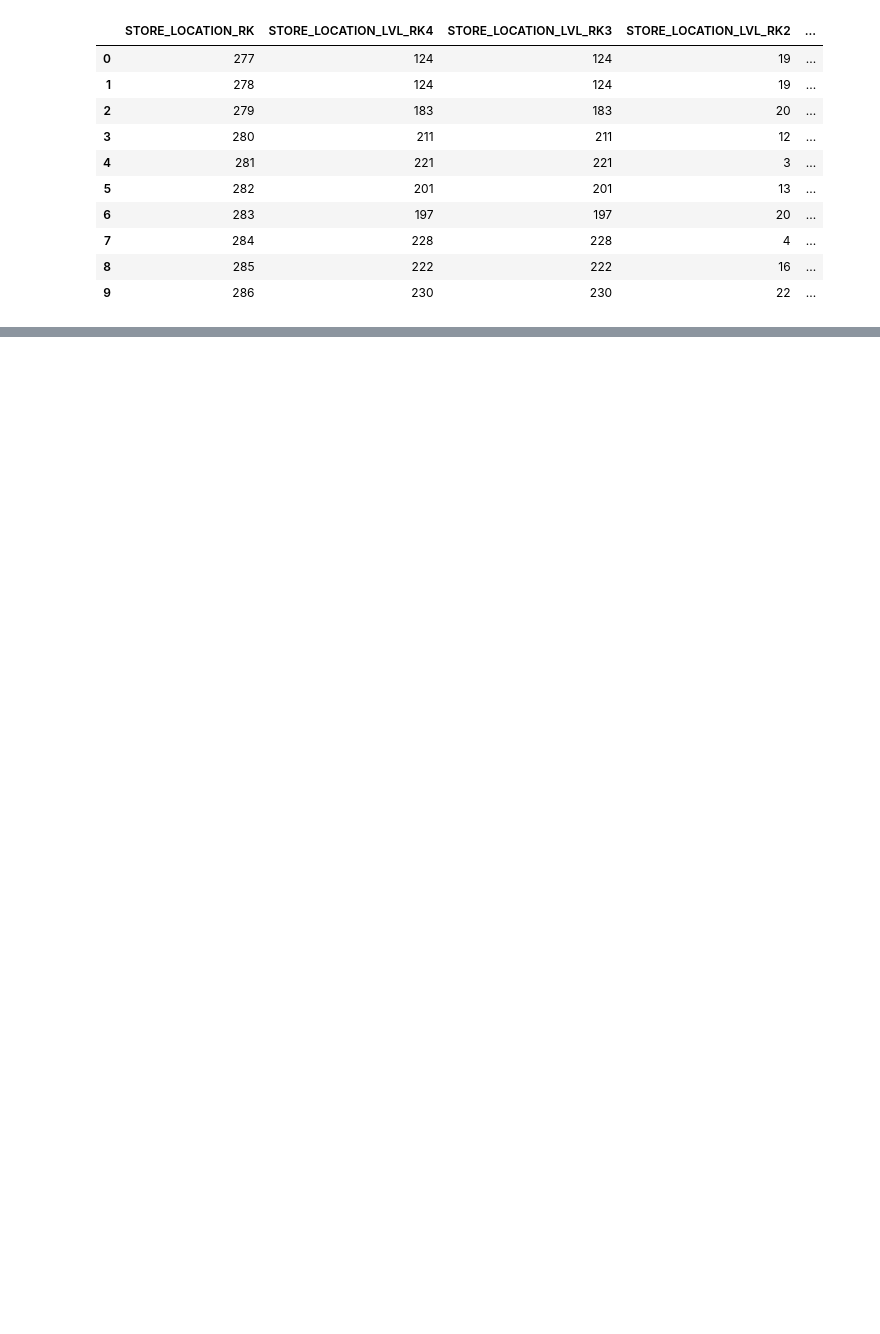
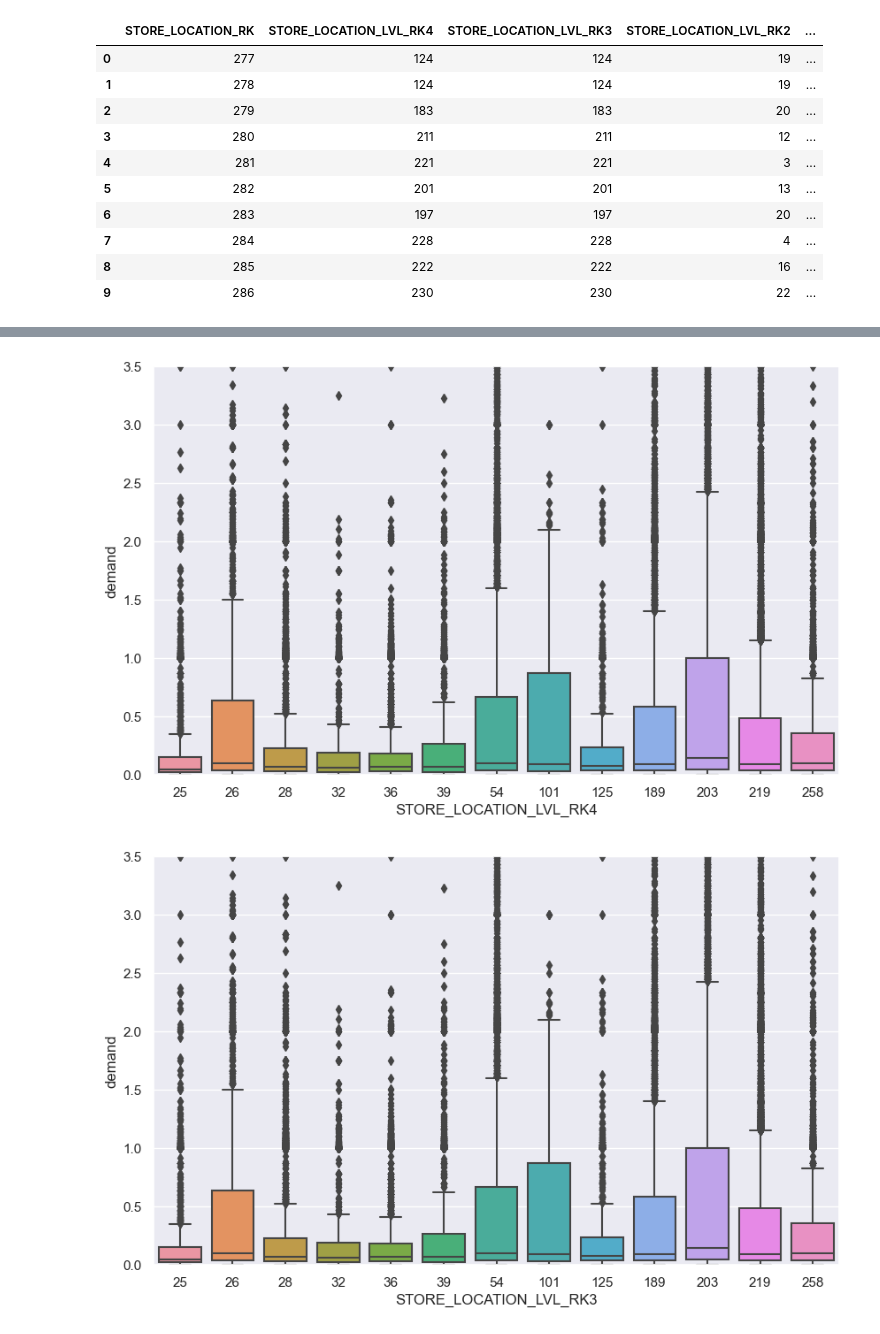
Before and after one commit to tane-superior/retail-demand-forecast, a Jupyter notebook: proj.ipynb, the cells around one changed output, grey strips where cells are left out. Cells and saved outputs as stored; diff of their text form; code cells hidden in the pictures; blank space fills up the shorter version.

```diff
--- a/proj.ipynb
+++ b/proj.ipynb
@@ -101,0 +153,17 @@ train_merged.head(10)
+# %%
+def quick_boxplot(df: pd.core.frame.DataFrame, qual: str, target: str, vertical=False, ylim=0, dm1=10, dm2=6):
+    fig, ax = plt.subplots(figsize=(dm1, dm2))
+
+    sns.boxplot(x=qual, y=target, data=df, ax=ax)
+    plt.ticklabel_format(style='plain', axis='y',useOffset=False)
+    if ylim:
+        plt.ylim(0, ylim)
+
+    if vertical:
+        ax.set_xticklabels(ax.get_xticklabels(), rotation=90)
+# %%
+for col in ['STORE_LOCATION_LVL_RK4', 'STORE_LOCATION_LVL_RK3', 'STORE_LOCATION_LVL_RK2', 'STORE_LOCATION_LVL_RK1']:
+    quick_boxplot(filtered_merged, col, 'demand', vertical=False, ylim=3.5)
+# %% [output]
+[figure, added]
+[figure, added]
```
Also changed, not shown: parts of 25 cells of this notebook.
